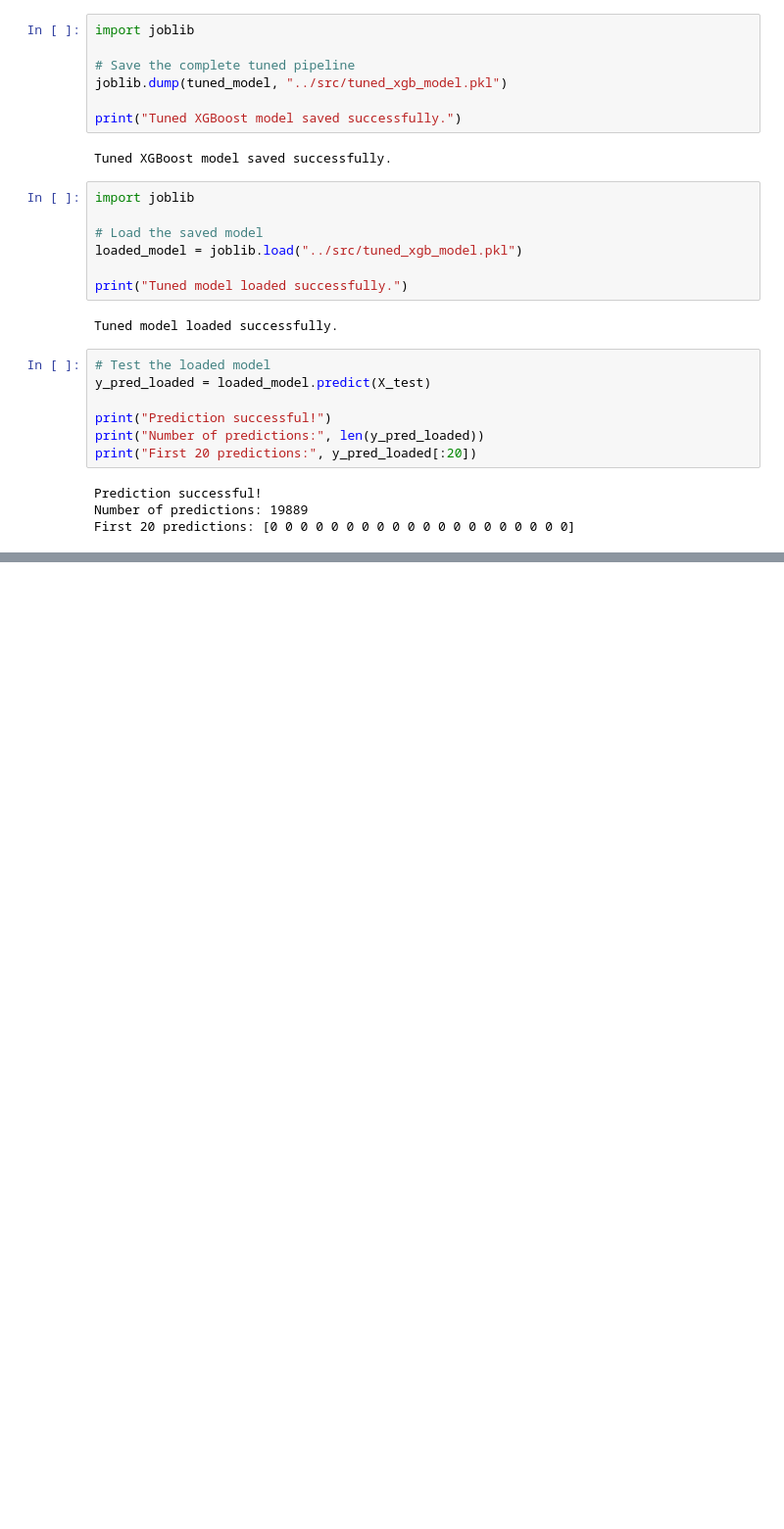
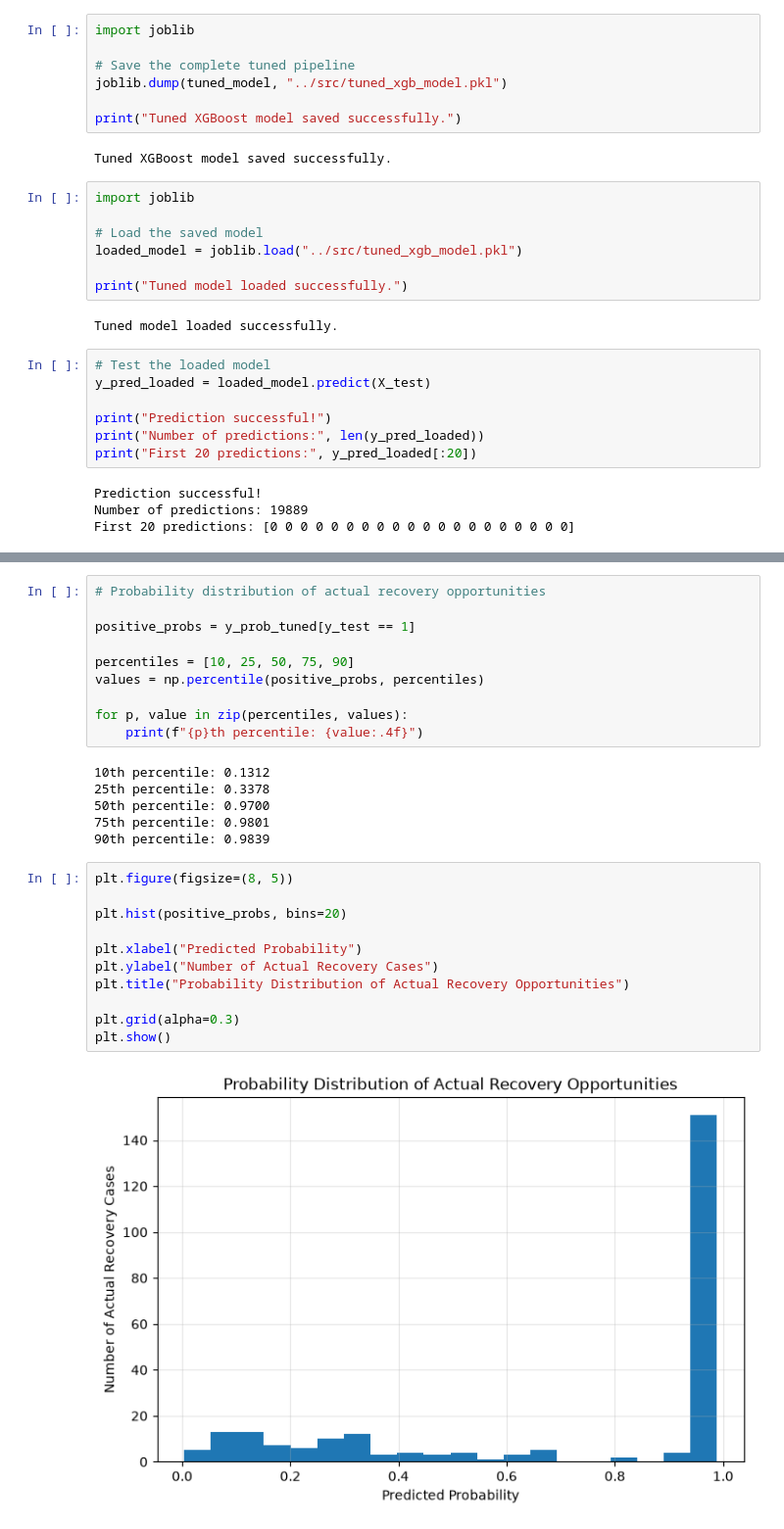
Before and after one commit to MohitSr2005/revive-pay, a Jupyter notebook: notebooks/02_ml_modeling.ipynb, the cells around one changed output, grey strips where cells are left out. Shown at 98% size. Drawn from its saved outputs; the diff is of its cells as text; blank space fills up the shorter version.

```diff
--- a/notebooks/02_ml_modeling.ipynb
+++ b/notebooks/02_ml_modeling.ipynb
@@ -654,0 +913,29 @@ First 20 predictions: [0 0 0 0 0 0 0 0 0 0 0 0 0 0 0 0 0 0 0 0]
+# %%
+# Probability distribution of actual recovery opportunities
+
+positive_probs = y_prob_tuned[y_test == 1]
+
+percentiles = [10, 25, 50, 75, 90]
+values = np.percentile(positive_probs, percentiles)
+
+for p, value in zip(percentiles, values):
+    print(f"{p}th percentile: {value:.4f}")
+# %% [output]
+10th percentile: 0.1312
+25th percentile: 0.3378
+50th percentile: 0.9700
+75th percentile: 0.9801
+90th percentile: 0.9839
+# %%
+plt.figure(figsize=(8, 5))
+
+plt.hist(positive_probs, bins=20)
+
+plt.xlabel("Predicted Probability")
+plt.ylabel("Number of Actual Recovery Cases")
+plt.title("Probability Distribution of Actual Recovery Opportunities")
+
+plt.grid(alpha=0.3)
+plt.show()
+# %% [output]
+[figure, added]
```
Also changed, not shown: parts of 15 cells of this notebook, 2 other files.
